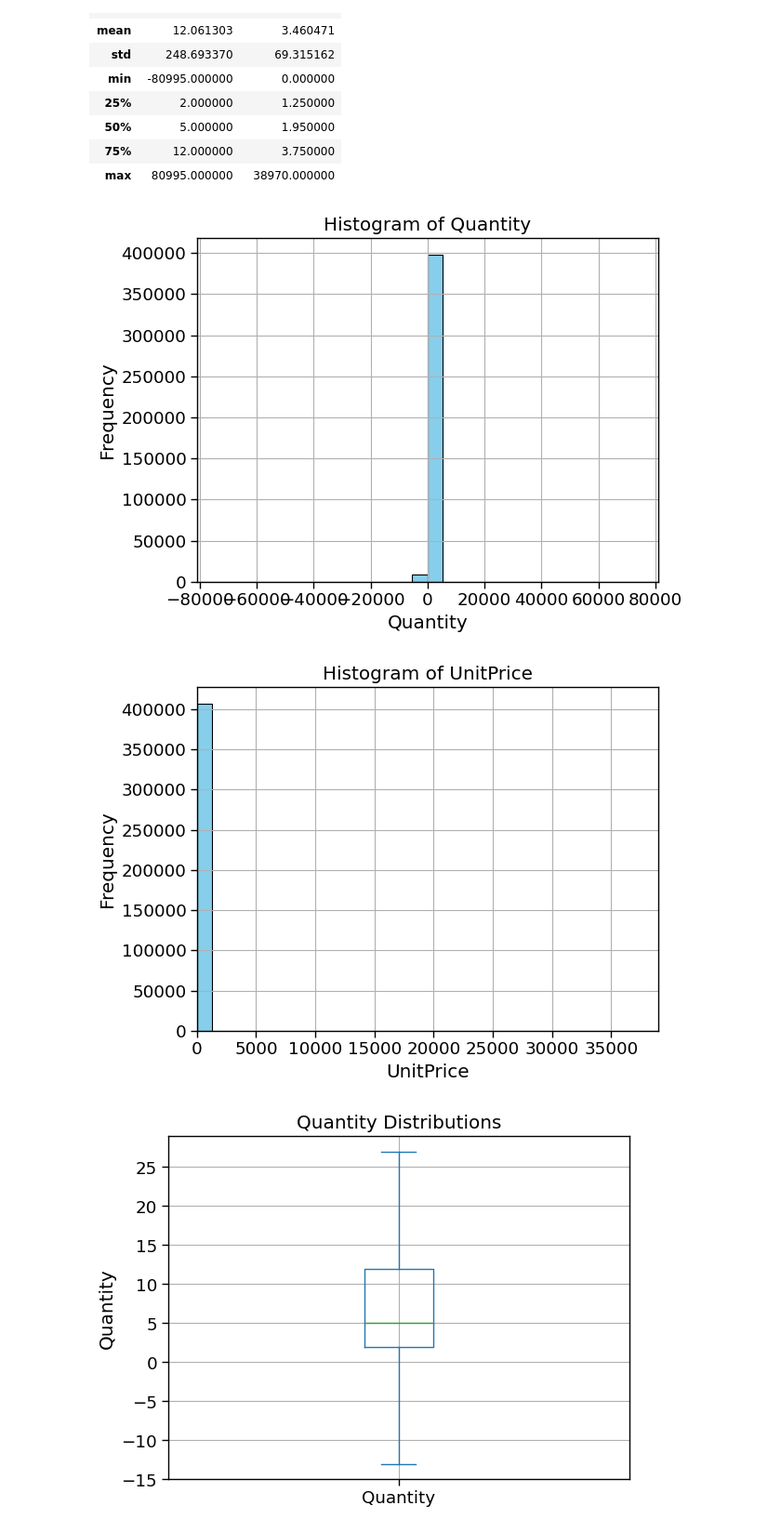
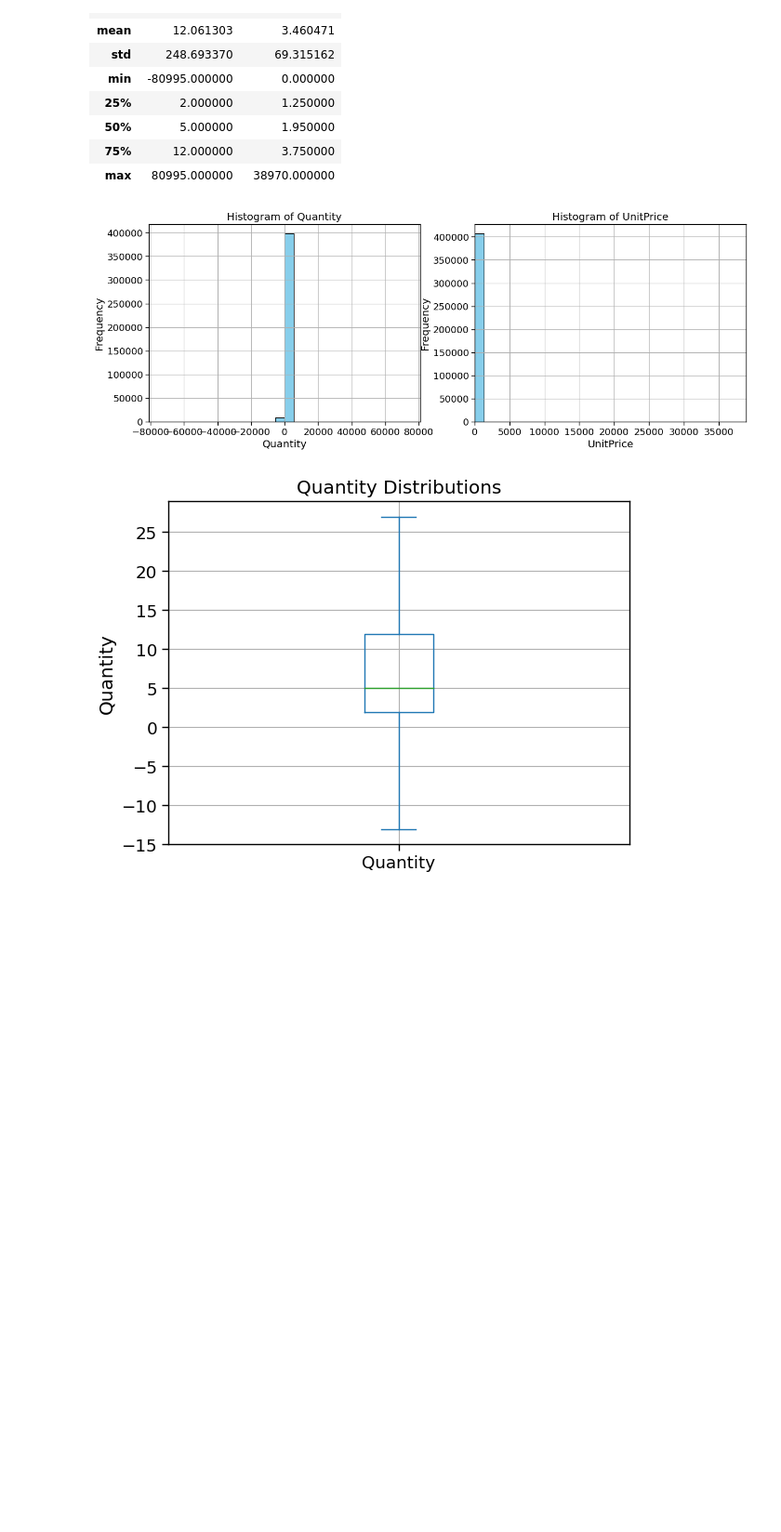
Before and after one commit to bahategar/Online-retail, a Jupyter notebook: online-retail.ipynb, the cells around one changed output. Shown at 93% size. Saved outputs shown, nothing was run; the diff lists cells and outputs as text; code cells hidden in the pictures; blank space fills up the shorter version.

```diff
--- a/online-retail.ipynb
+++ b/online-retail.ipynb
@@ -141,21 +121,23 @@ df[['Quantity', 'UnitPrice']].describe()
 | 75% | 12.000000 | 3.750000 |
 | max | 80995.000000 | 38970.000000 |
 # %%
+fig, axes = plt.subplots(1, 2, figsize=(15, 5))
+
+
 # Plot Distribution
-def plot_hist(field, n=30):
-    plt.hist(df[f'{field}'], bins=n, color='skyblue', edgecolor='black')
-    plt.title(f'Histogram of {field}')
-    plt.xlabel(f'{field}')
-    plt.ylabel('Frequency')
-    plt.xlim(min(df[f'{field}']), max(df[f'{field}']))
-    plt.grid(True)
-    plt.show()
+def plot_hist(field, ax, n=30,):
+    ax.hist(df[f'{field}'], bins=n, color='skyblue', edgecolor='black')
+    ax.set_title(f'Histogram of {field}')
+    ax.set_xlabel(f'{field}')
+    ax.set_ylabel('Frequency')
+    ax.set_xlim(min(df[f'{field}']), max(df[f'{field}']))
+    ax.grid(True)
 
-plot_hist('Quantity')
-plot_hist('UnitPrice')
+plot_hist('Quantity', ax=axes[0])
+plot_hist('UnitPrice', ax=axes[1])
+plt.show()
 # %% [output]
-[figure, old version]
+[figure, new version]
-[figure, removed]
 # %%
 def boxplot(field):
     df[f'{field}'].plot.box(showfliers=False, grid=True)
```
Also changed, not shown: parts of 59 cells of this notebook, 1 other file.
